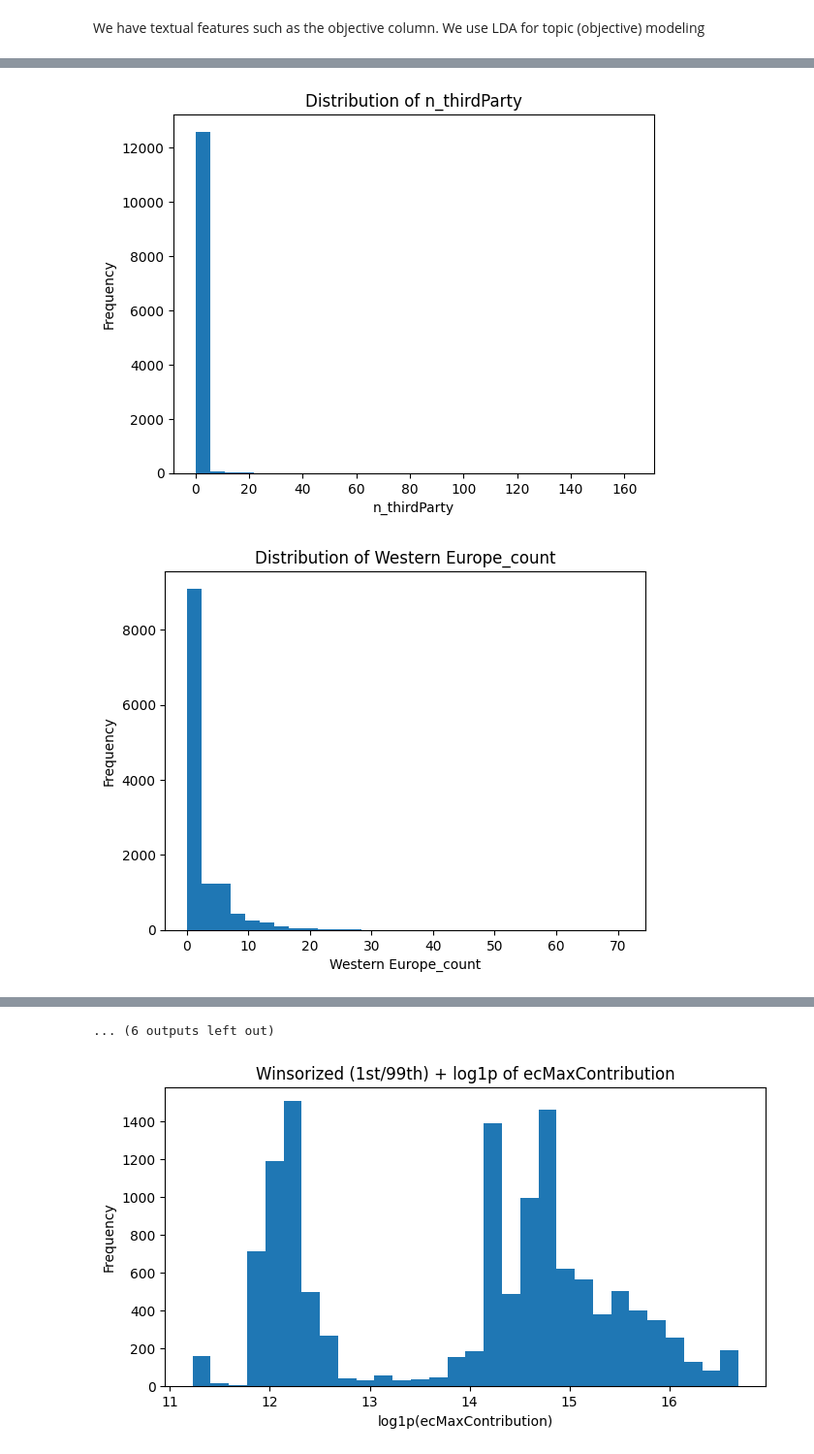
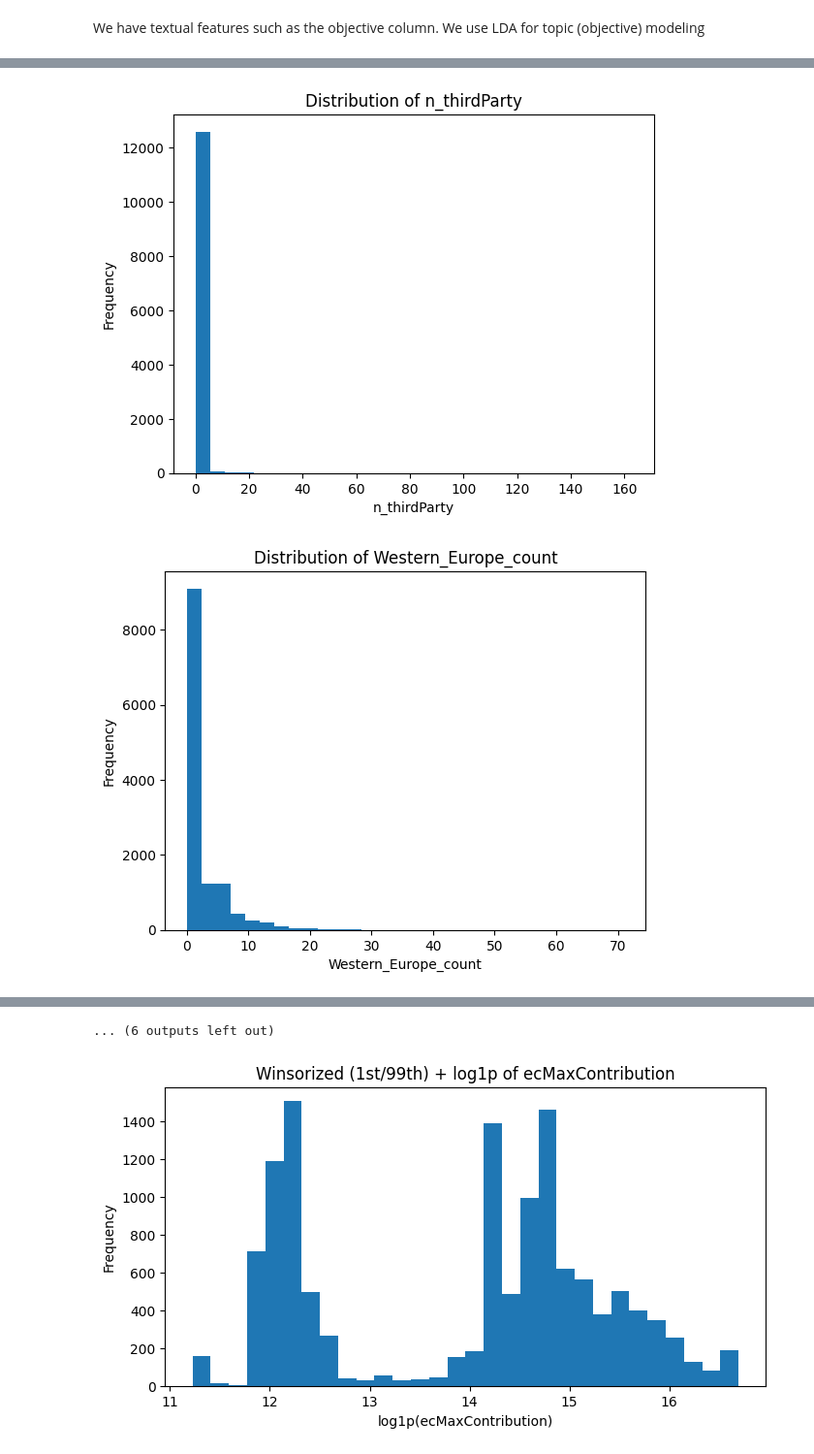
Before and after one commit to HannahHerz/mda_assignment, a Jupyter notebook: pipeline_model(2).ipynb, the cells around one changed output, grey strips where cells are left out. Shown at 97% size. Drawn from its saved outputs; the diff is of its cells as text; code cells hidden in the pictures.

```diff
--- a/pipeline_model(2).ipynb
+++ b/pipeline_model(2).ipynb
@@ -28,12 +25,12 @@ from sklearn.metrics import accuracy_score, classification_report, confusion_mat
 # %%
-df = pd.read_csv("/content/drive/MyDrive/Colab Notebooks/MDA/eu_data.csv")
+df = pd.read_excel("MordernDataAnalytics.xlsx")
 
 # Define geographic groups
 geo_groups = {
-    'Western Europe': {'DE', 'FR', 'BE', 'NL', 'LU', 'CH', 'AT', 'LI'},
-    'Northern Europe': {'UK', 'IE', 'SE', 'FI', 'DK', 'IS', 'NO', 'EE', 'LV', 'LT'},
-    'Southern Europe': {'IT', 'ES', 'PT', 'EL', 'MT', 'CY', 'SI'},
-    'Eastern Europe': {'PL', 'CZ', 'SK', 'HU', 'RO', 'BG', 'RS', 'UA', 'AL', 'MK', 'ME', 'XK', 'HR', 'MD', 'GE', 'BA'},
+    'Western_Europe': {'DE', 'FR', 'BE', 'NL', 'LU', 'CH', 'AT', 'LI'},
+    'Northern_Europe': {'UK', 'IE', 'SE', 'FI', 'DK', 'IS', 'NO', 'EE', 'LV', 'LT'},
+    'Southern_Europe': {'IT', 'ES', 'PT', 'EL', 'MT', 'CY', 'SI'},
+    'Eastern_Europe': {'PL', 'CZ', 'SK', 'HU', 'RO', 'BG', 'RS', 'UA', 'AL', 'MK', 'ME', 'XK', 'HR', 'MD', 'GE', 'BA'},
     'Africa': {'ZA', 'KE', 'UG', 'TN', 'GH', 'MA', 'TZ', 'EG', 'SN', 'CD', 'MZ', 'RW', 'BF', 'ZM', 'CI', 'CM', 'ET', 'NG', 'DZ', 'AO', 'GN', 'BJ', 'GA', 'MW', 'ML', 'BI', 'MU', 'ST', 'LR', 'ZW', 'CG', 'GW', 'NE', 'LY', 'GQ', 'SD', 'LS', 'TD', 'DJ'},
     'Asia': {'IL', 'TR', 'IN', 'CN', 'JP', 'KR', 'TH', 'SG', 'LB', 'TW', 'UZ', 'AM', 'VN', 'MY', 'KZ', 'PK', 'AZ', 'HK', 'ID', 'JO', 'BD', 'KG', 'IR', 'PS', 'MN', 'KH', 'TJ', 'IQ', 'TM', 'NP', 'KW', 'QA', 'AF', 'BT', 'MO', 'MV', 'LA', 'LK'},
     'Oceania': {'AU', 'NZ', 'FJ', 'MH', 'PG', 'NC'},
@@ -79,7 +76,7 @@ df['start_month']        = df.startDate.dt.month
 The EuroSciVoc table has additional information about the topic domain. We want to include that in our data and analysis.
 # %%
 # Load the Euroscivox data
-df2 = pd.read_csv("/content/drive/MyDrive/Colab Notebooks/MDA/EuroSciVox.csv", usecols=['projectID','euroSciVocPath'])
+df2 = pd.read_excel("euroSciVoc.xlsx", usecols=['projectID','euroSciVocPath'])
 
 # Extract the first “folder” from the path as topic domain (the thing between the first two slashes)
 df2['euroSciVoxTopic'] = df2['euroSciVocPath'].str.extract(r'^/([^/]+)/?')
@@ -263,36 +260,36 @@ org_encoder = OrgAvgPastEC(org_dim)
 # %%
 # 5) Short exploration of numerical variables (distribution and boxplots)
 numeric_cols = ['duration_days','n_participant','n_associatedPartner',
-    'n_thirdParty', 'Western Europe_count', 'Eastern Europe_count', 'Northern Europe_count',
-    'Southern Europe_count', 'Africa_count', 'Asia_count', 'Oceania_count', 'Americas_count',
+    'n_thirdParty', 'Western_Europe_count', 'Eastern_Europe_count', 'Northern_Europe_count',
+    'Southern_Europe_count', 'Africa_count', 'Asia_count', 'Oceania_count', 'Americas_count',
     'num_countries', 'num_organisations', 'num_sme', 'start_year']
 
 for col in numeric_cols:
     plt.figure()
     plt.hist(X_train[col].dropna(), bins=30)
     plt.title(f"Distribution of {col}")
     plt.xlabel(col)
     plt.ylabel("Frequency")
     plt.show()
 
 plt.figure
 plt.hist(X_train['ecMaxContribution'].dropna(),bins=30)
 plt.title("Boxplots of Key Numeric Features")
 plt.xlabel("ecMaxContribution")
 plt.ylabel("Frequency")
 plt.show()
 
 plt.figure(figsize=(12,6))
 X_train[numeric_cols].boxplot(rot=45)
 plt.title("Boxplots of Key Numeric Features")
 plt.tight_layout()
 plt.show()
 # %% [output]
 [figure]
 [figure]
 [figure]
 [figure]
-[figure, old version]
+[figure, new version]
 [figure]
 [figure]
 [figure]
```
Also changed, not shown: parts of 4 cells of this notebook, 4 other files.
